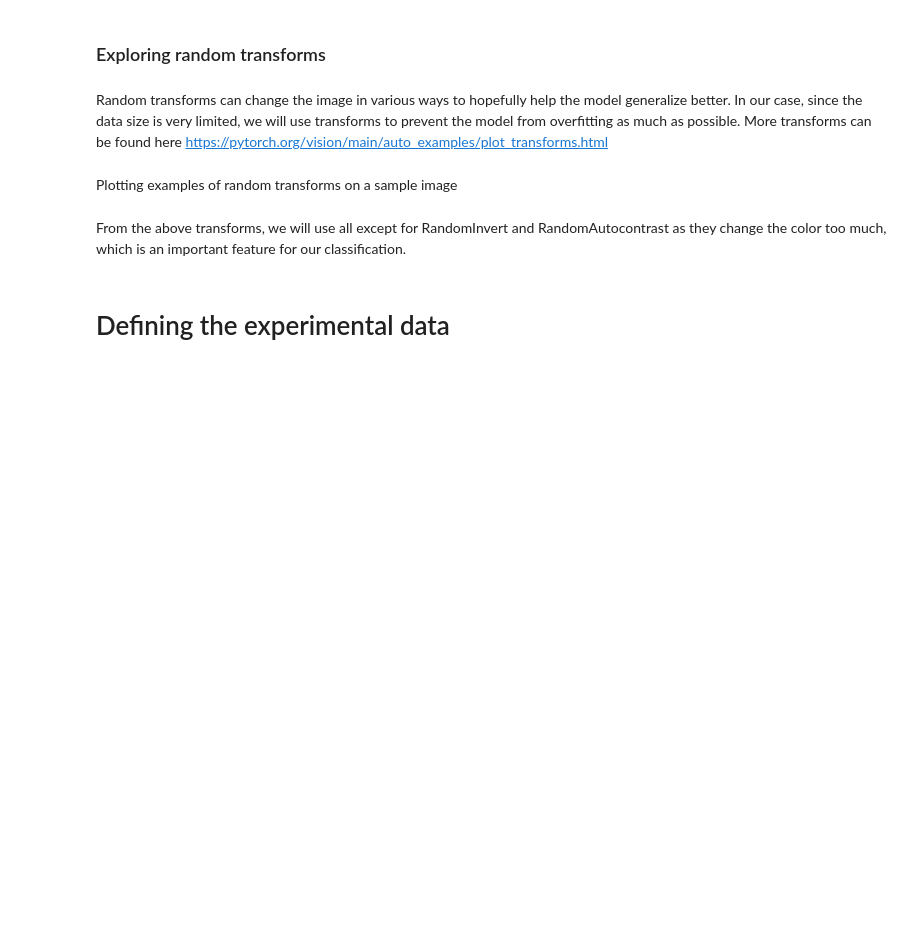
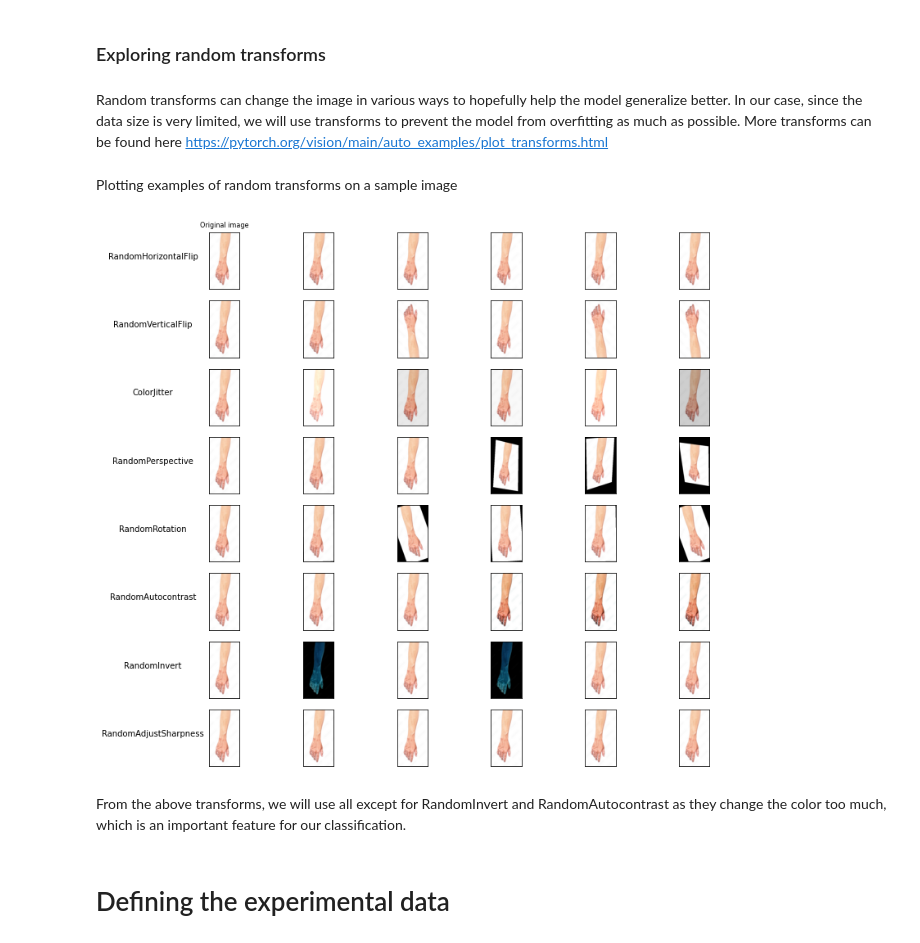
Before and after one commit to sandersen007/ENSF645_Assignment2, a Jupyter notebook: ENSF645_A2.ipynb, the cells around one changed output. Drawn from its saved outputs; the diff is of its cells as text; code cells hidden in the pictures; blank space fills up the shorter version.

```diff
--- a/ENSF645_A2.ipynb
+++ b/ENSF645_A2.ipynb
@@ -284,15 +284,17 @@ Random transforms can change the image in various ways to hopefully help the mod
 Plotting examples of random transforms on a sample image
 # %%
 augmenters = [transforms.RandomHorizontalFlip(), transforms.RandomVerticalFlip(), transforms.ColorJitter(brightness=0.2, contrast=0.2, saturation=0.2),
-              transforms.RandomPerspective(distortion_scale=0.4), transforms.RandomRotation(degrees=(0,180)), transforms.RandomAutocontrast(), transforms.RandomInvert(),
+              transforms.RandomPerspective(distortion_scale=0.4), transforms.RandomRotation(degrees=(0,30)), transforms.RandomAutocontrast(), transforms.RandomInvert(),
               transforms.RandomAdjustSharpness(sharpness_factor=2)]
 
 imgs = [
     [augmenter(orig_img) for _ in range(5)]
     for augmenter in augmenters
 ]
 row_title = [transform._get_name() for transform in augmenters]
 plot_images(imgs, orig_img=orig_img, row_title=row_title)
+# %% [output]
+[figure, added]
 # %% [markdown]
 From the above transforms, we will use all except for RandomInvert and RandomAutocontrast as they change the color too much, which is an important feature for our classification.
 # %% [markdown]
```
Also changed, not shown: parts of 9 cells of this notebook.
